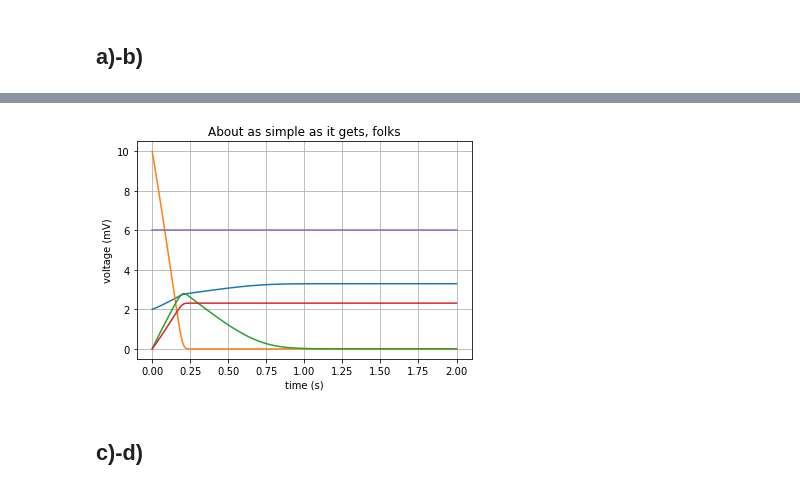
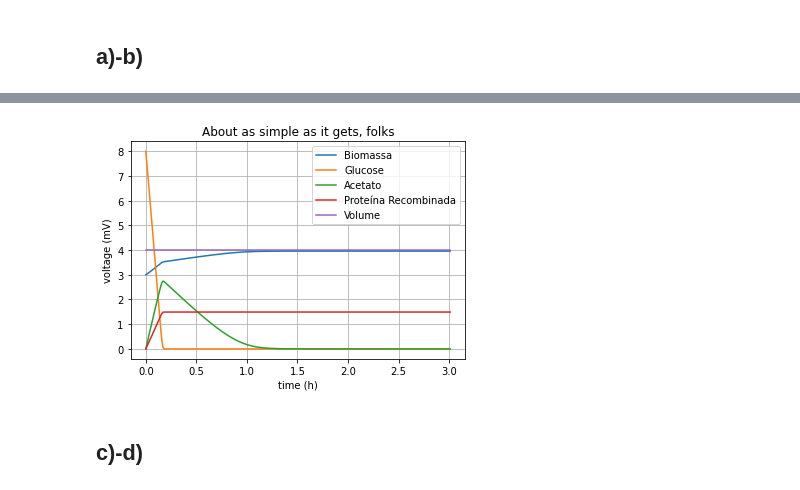
Before and after one commit to DiogoM1/MBINF_MPB_projeto, a Jupyter notebook: ficha.ipynb, the cells around one changed output, grey strips where cells are left out. Saved outputs shown, nothing was run; the diff lists cells and outputs as text; code cells hidden in the pictures.

```diff
--- a/ficha.ipynb
+++ b/ficha.ipynb
@@ -11,7 +39,7 @@ from scipy.optimize import basinhopping
 Criar o modelo para a bactéria BL21
 # %%
 # Model bl21
-def bl21(t, Y, k, miu_max, ks, fb=[]):
+def bl21(t, Y, k, miu_max, ks, fb=[], qs=[]):
 	"""
 	This will be the model for the strain BL21
 
@@ -25,14 +53,11 @@ def bl21(t, Y, k, miu_max, ks, fb=[]):
 	:return: K * phi - (D (F/V) * variables) + zeros; note that numpy.dot() is the standard for matrices multiplication
 
 	"""
-	# operations mode
-
 	# Calculate per reaction miu
 	m = [Y[1], Y[1], Y[2]]
-	miu = [miu_max[i]*(m[i]/(ks[i]+m[i])) for i in range(3)]
+	miu = [miu_max[i]*(Y[i]/(ks[i]+Y[i])) for i in range(3)]
 
 	# batch (basic) logic
-
 	def batch():
 		dXdt = miu[0]*Y[0] + miu[1]*Y[0] + miu[2]*Y[0]
 		dSdt = (-k[0])*miu[0]*Y[0] - k[1]*miu[1]*Y[0]
@@ -41,12 +66,20 @@ def bl21(t, Y, k, miu_max, ks, fb=[]):
 		dVdt = 0
 		return [dXdt, dSdt, dAdt, dPdt, dVdt]
 
-	def feedbatch(func):
+  # decorator invocation for extra modes
+	def fedbatch(func):
 		D = fb[0]/Y[4] # Fe/V
-		dilution = [-D*k[0], D*fb[1] -D*k[1], -D*k[2], -D*k[3], fb[0]]
+		dilution = [-D*Y[0], D*fb[1] -D*Y[1], -D*Y[2], -D*Y[3], fb[0]]
 		return np.add(func,dilution)
 
-	if fb:
-		return feedbatch(batch())
+	def quimiostato(func):
+		D = qs[0]/Y[4] # Fin/V
+		dilution = [-D*Y[0], D*qs[1]-D*Y[1], -D*Y[2], -D*Y[3], 0]
+		return np.add(func,dilution)
+
+	if qs:
+		return quimiostato(batch())
+	elif fb:
+		return fedbatch(batch())
 	else:
 		return batch()
@@ -55,18 +100,16 @@ def bl21(t, Y, k, miu_max, ks, fb=[]):
 # %%
 # Initial conditions
-# y0 = [3, 8, 0, 0, 4]
+y0 = [3, 8, 0, 0, 4]
 
 # Parameters (Include all parameters required and make sure the function bl21 can unpack them all)
-# params = [3.164, 25.22, 10.90, 6.382, 1.074, 11.89, 6.098, 1.283, 19.01, 6.576, 10.0]
-# miu_max = [0.3, 0.6, 0.2]
-# ks = [0.2, 0.2, 0.5]
-y0 = [2,10,0,0,6]
-miu_max = [0.6,0.9,0.5]
-ks = [0.5,0.5,0.8]
-params = [4.994,23.44,9.88,5.456, 1.074, 11.89, 6.098, 1.283, 19.01, 6.576, 9.3]
+params = [3.164, 25.22, 10.90, 6.382, 1.074, 11.89, 6.098, 1.283, 19.01, 6.576, 10.0]
+miu_max = [0.3, 0.6, 0.2]
+ks = [0.2, 0.2, 0.5]
+fb_params = []
+
 # Initial time
 t0 = 0
-fb_params = []
+
 # ode
 '''
 consider scipy.integrate.ode method, with the integrator lsoda and method bdf
@@ -74,35 +117,37 @@ you should apply the initial values and parameters
 '''
 
 r = ode(bl21).set_integrator('lsoda', method='bdf')
 r.set_initial_value(y0, t0).set_f_params(params, miu_max, ks)
 
 # Final time and step
-t1 = 2
+t1 = 3
 dt = 0.01
 
 #Consider creating some storing variables (T and Y)
 T, Y = [], []
 
 # Solve ode for the time step
 '''
 see scipy docs on how to resolve the ode for the time steps
 append the results to the storing variables
 '''
 
 while r.successful() and r.t < t1:
 	T.append(r.t+dt), Y.append(r.integrate(r.t+dt))
 
 # Plotting
 T = np.array([0]+T)
 Y = np.array([y0]+Y)
+labels = ['Biomassa', 'Glucose', 'Acetato', 'Proteína Recombinada', 'Volume']
 
 # Consider using matplotlib for plotting.
 fig, ax = plt.subplots()
 ax.plot(T, Y)
-ax.set(xlabel='time (s)', ylabel='voltage (mV)',title='About as simple as it gets, folks')
+ax.legend(labels)
+ax.set(xlabel='time (h)', ylabel='voltage (mV)',title='About as simple as it gets, folks')
 ax.grid()
 plt.show()
 # %% [output]
-[figure, old version]
+[figure, new version]
 # %% [markdown]
 ## c)-d)
```
Also changed, not shown: parts of 19 cells of this notebook.
